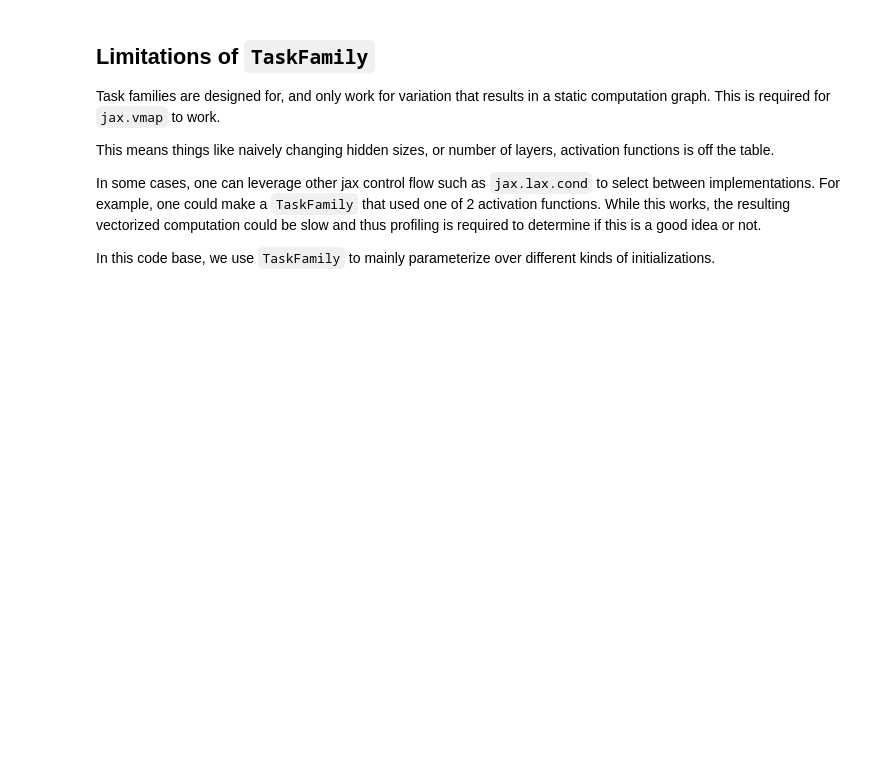
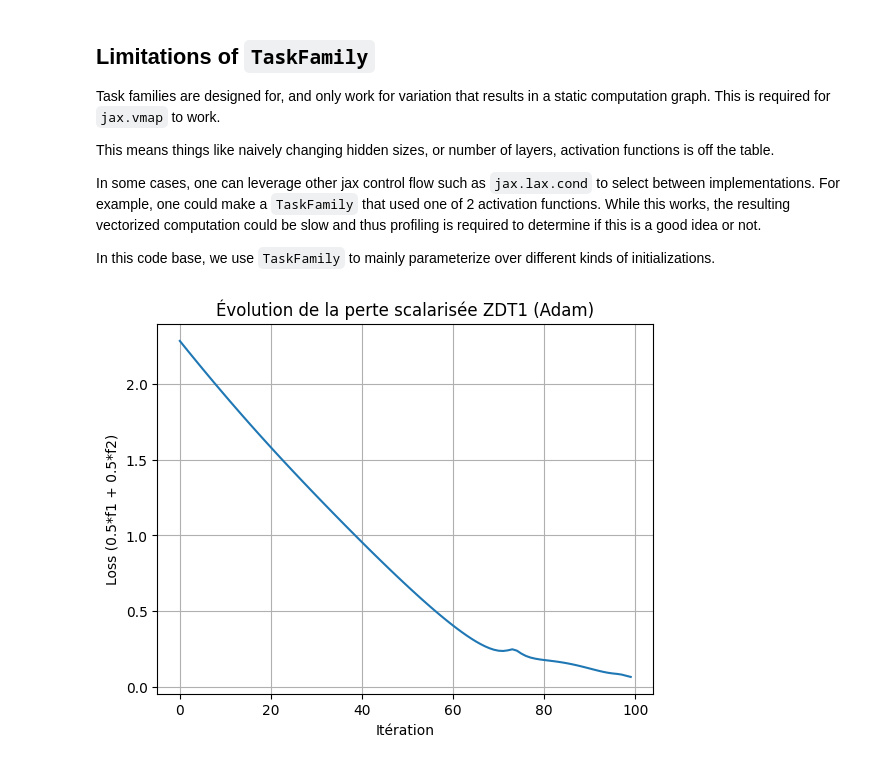
Before and after one commit to AnassamzilUE/learned_optimization, a Jupyter notebook: docs/notebooks/Part2_CustomTasks.ipynb, the cells around one changed output. Saved outputs shown, nothing was run; the diff lists cells and outputs as text; code cells hidden in the pictures; blank space fills up the shorter version.

```diff
--- a/docs/notebooks/Part2_CustomTasks.ipynb
+++ b/docs/notebooks/Part2_CustomTasks.ipynb
@@ -234,3 +281,39 @@ This means things like naively changing hidden sizes, or number of layers, activ
 In some cases, one can leverage other jax control flow such as `jax.lax.cond` to select between implementations. For example, one could make a `TaskFamily` that used one of 2 activation functions. While this works, the resulting vectorized computation could be slow and thus profiling is required to determine if this is a good idea or not.
 
 In this code base, we use `TaskFamily` to mainly parameterize over different kinds of initializations.
+# %%
+if __name__ == "__main__":
+    import matplotlib.pyplot as plt
+    from optax import adam
+    import optax # Import optax here
+
+    # 1. Créer ta tâche
+    task_family = ZDT1TaskFamily(dim=30)
+    task = task_family.task_fn(None)
+
+    # 2. Initialiser les paramètres de la tâche
+    key = jax.random.PRNGKey(0)
+    params = task.init(key)
+
+    # 3. Initialiser l'optimiseur Adam
+    opt = adam(learning_rate=0.01)
+    opt_state = opt.init(params)
+
+    # 4. Lancer une boucle d’optimisation
+    losses = []
+    for step in range(100):
+        loss_value, grads = jax.value_and_grad(task.loss)(params, key)
+        updates, opt_state = opt.update(grads, opt_state)
+        params = optax.apply_updates(params, updates)
+
+        losses.append(loss_value)
+
+    # 5. Afficher l’évolution de la perte
+    plt.plot(losses)
+    plt.title("Évolution de la perte scalarisée ZDT1 (Adam)")
+    plt.xlabel("Itération")
+    plt.ylabel("Loss (0.5*f1 + 0.5*f2)")
+    plt.grid()
+    plt.show()
+# %% [output]
+[figure, added]
```
Also changed, not shown: parts of 8 cells of this notebook.
